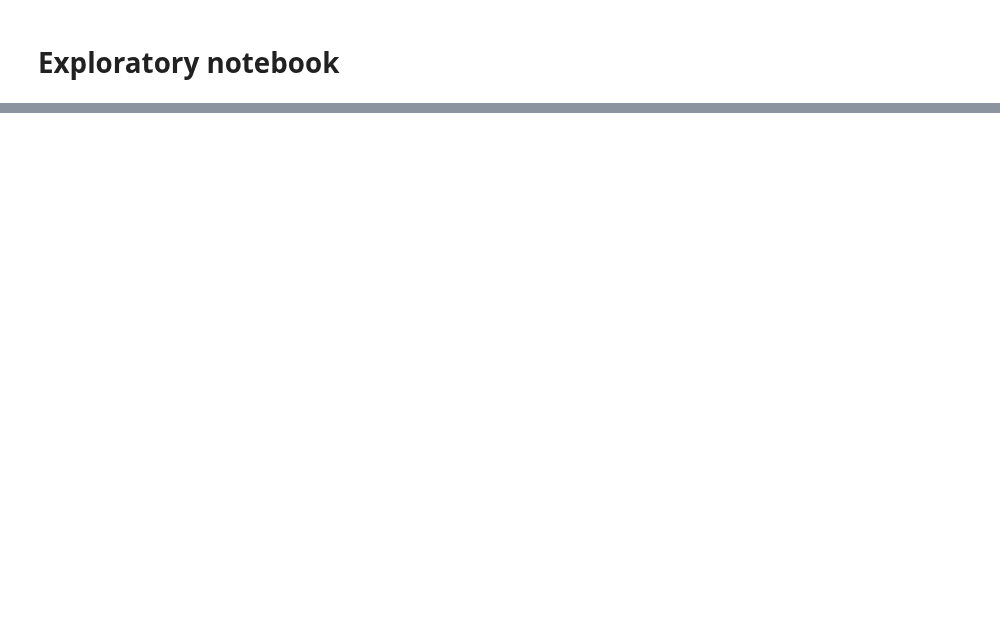
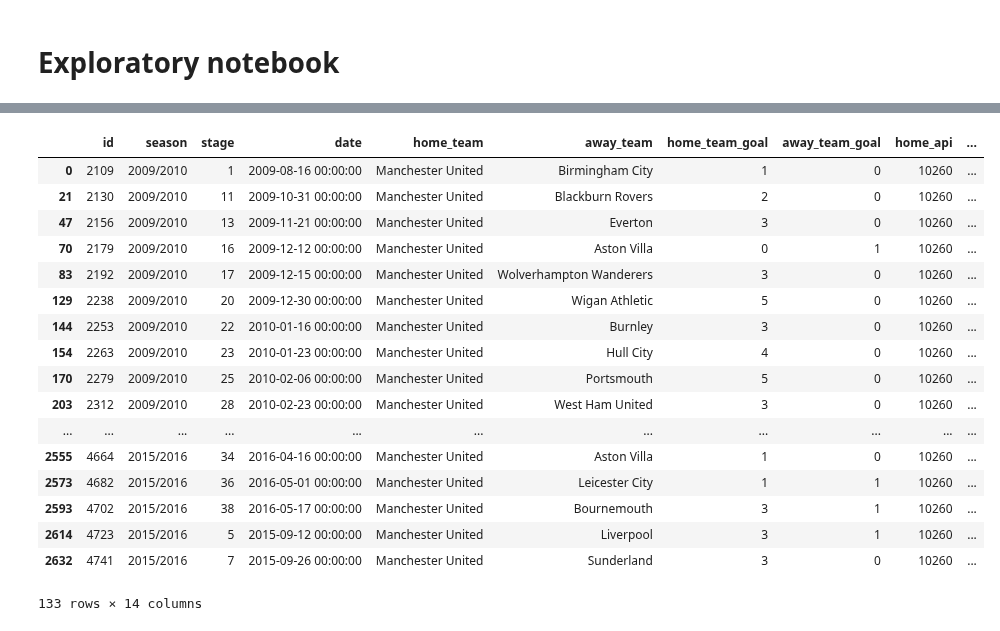
Before and after one commit to georgebrockman/beatthebookies, a Jupyter notebook: beatthebookies/notebooks/chris_explore.ipynb, the cells around one changed output, grey strips where cells are left out. Drawn from its saved outputs; the diff is of its cells as text; code cells hidden in the pictures; blank space fills up the shorter version.

```diff
--- a/beatthebookies/notebooks/chris_explore.ipynb
+++ b/beatthebookies/notebooks/chris_explore.ipynb
@@ -71,0 +70,16 @@ test.tail()
+# %%
+h_stats = pd.read_sql("""Select * from Team_Attributes""", conn)
+a_stats = pd.read_sql("""Select * from Team_Attributes""", conn)
+h_stats['date'] = pd.to_datetime(h_stats['date'])
+h_stats['year'] = pd.DatetimeIndex(h_stats['date']).year
+season_maps = {2010: '2009/2010', 2011: '2010/2011', 2012:'2011/2012',
+             2013:'2013/2014', 2014: '2014/2015', 2015:'2015/2016'}
+h_stats['season'] = h_stats['year'].map(season_maps)
+h_stats = h_stats[['season', 'team_api_id', 'buildUpPlaySpeed']]
+
+a_stats['date'] = pd.to_datetime(a_stats['date'])
+a_stats['year'] = pd.DatetimeIndex(a_stats['date']).year
+season_maps = {2010: '2009/2010', 2011: '2010/2011', 2012:'2011/2012',
+             2013:'2013/2014', 2014: '2014/2015', 2015:'2015/2016'}
+a_stats['season'] = a_stats['year'].map(season_maps)
+a_stats = a_stats[['season', 'team_api_id', 'buildUpPlaySpeed']]
@@ -71,0 +115,4 @@ test.tail()
+# %%
+df = pd.merge(df, h_stats, how='left', left_on=['season', 'home_api'], right_on=['season', 'team_api_id'])
+# %%
+df = df.rename(columns={'buildUpPlaySpeed': 'home speed'})
@@ -71,0 +128,2 @@ test.tail()
+# %%
+df = pd.merge(df, a_stats, how='left', left_on=['season', 'away_api'], right_on=['season', 'team_api_id'])
@@ -71,0 +157,21 @@ test.tail()
+# %%
+df[df['home_api'] == 10260]
+# %% [output]
+|  | id | season | stage | date | home_team | away_team | home_team_goal | away_team_goal | home_api | ... |
+| 0 | 2109 | 2009/2010 | 1 | 2009-08-16 00:00:00 | Manchester United | Birmingham City | 1 | 0 | 10260 | ... |
+| 21 | 2130 | 2009/2010 | 11 | 2009-10-31 00:00:00 | Manchester United | Blackburn Rovers | 2 | 0 | 10260 | ... |
+| 47 | 2156 | 2009/2010 | 13 | 2009-11-21 00:00:00 | Manchester United | Everton | 3 | 0 | 10260 | ... |
+| 70 | 2179 | 2009/2010 | 16 | 2009-12-12 00:00:00 | Manchester United | Aston Villa | 0 | 1 | 10260 | ... |
+| 83 | 2192 | 2009/2010 | 17 | 2009-12-15 00:00:00 | Manchester United | Wolverhampton Wanderers | 3 | 0 | 10260 | ... |
+| 129 | 2238 | 2009/2010 | 20 | 2009-12-30 00:00:00 | Manchester United | Wigan Athletic | 5 | 0 | 10260 | ... |
+| 144 | 2253 | 2009/2010 | 22 | 2010-01-16 00:00:00 | Manchester United | Burnley | 3 | 0 | 10260 | ... |
+| 154 | 2263 | 2009/2010 | 23 | 2010-01-23 00:00:00 | Manchester United | Hull City | 4 | 0 | 10260 | ... |
+| 170 | 2279 | 2009/2010 | 25 | 2010-02-06 00:00:00 | Manchester United | Portsmouth | 5 | 0 | 10260 | ... |
+| 203 | 2312 | 2009/2010 | 28 | 2010-02-23 00:00:00 | Manchester United | West Ham United | 3 | 0 | 10260 | ... |
+| ... | ... | ... | ... | ... | ... | ... | ... | ... | ... | ... |
+| 2555 | 4664 | 2015/2016 | 34 | 2016-04-16 00:00:00 | Manchester United | Aston Villa | 1 | 0 | 10260 | ... |
+| 2573 | 4682 | 2015/2016 | 36 | 2016-05-01 00:00:00 | Manchester United | Leicester City | 1 | 1 | 10260 | ... |
+| 2593 | 4702 | 2015/2016 | 38 | 2016-05-17 00:00:00 | Manchester United | Bournemouth | 3 | 1 | 10260 | ... |
+| 2614 | 4723 | 2015/2016 | 5 | 2015-09-12 00:00:00 | Manchester United | Liverpool | 3 | 1 | 10260 | ... |
+| 2632 | 4741 | 2015/2016 | 7 | 2015-09-26 00:00:00 | Manchester United | Sunderland | 3 | 0 | 10260 | ... |
+133 rows × 14 columns
```
Also changed, not shown: parts of 33 cells of this notebook, 2 other files.
